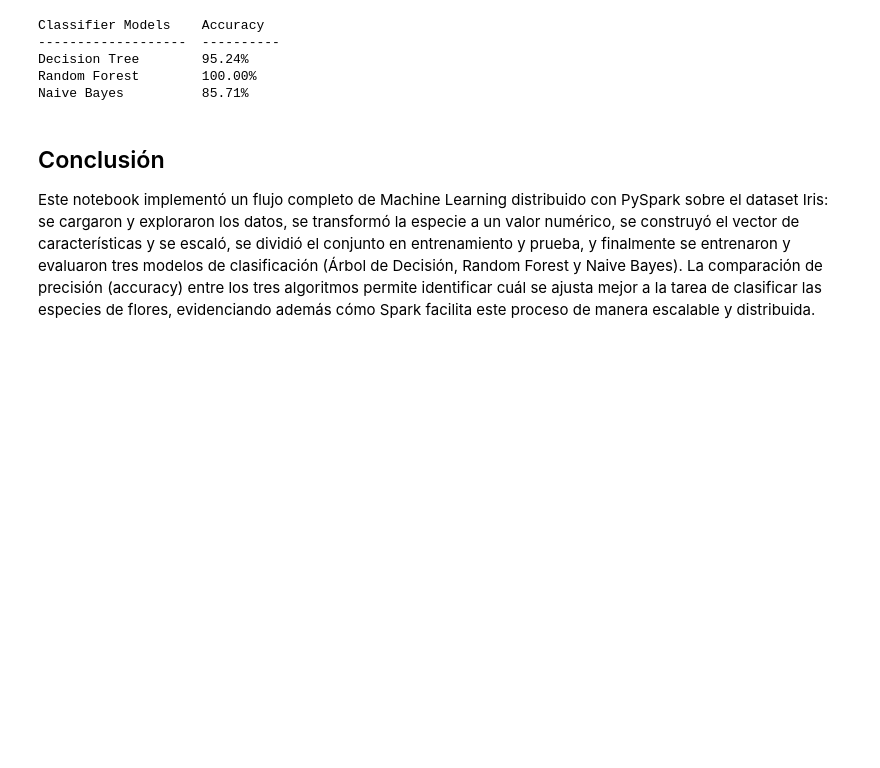
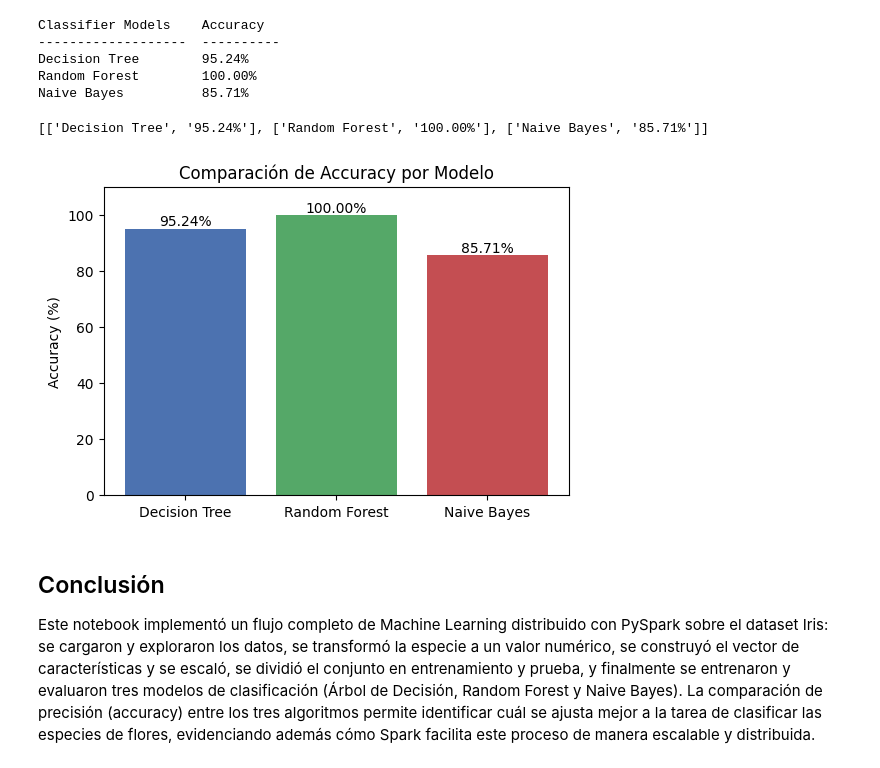
Before and after one commit to juandamurlop/taller-spark, a Jupyter notebook: ApacheSpark-JuanMurcia.ipynb, the cells around one changed output. Drawn from its saved outputs; the diff is of its cells as text; code cells hidden in the pictures; blank space fills up the shorter version.

```diff
--- a/ApacheSpark-JuanMurcia.ipynb
+++ b/ApacheSpark-JuanMurcia.ipynb
@@ -179,8 +183,9 @@ Inorder for our model to make predictions the Species aka Label column should be
 - Convierte la columna de texto 'species' en una columna numérica ('species_indx') usando StringIndexer, ya que los modelos necesitan números en lugar de texto
 # %%
 #String Indexing the Species column
-SIndexer = StringIndexer(inputCol='species', outputCol='species_indx')
-data = SIndexer.fit(data).transform(data)
+if 'species_indx' not in data.columns:
+    SIndexer = StringIndexer(inputCol='species', outputCol='species_indx')
+    data = SIndexer.fit(data).transform(data)
 
 #Inspect the dataset
 data.show(5)
@@ -386,6 +391,22 @@ Classifier Models    Accuracy
 Decision Tree        95.24%
 Random Forest        100.00%
 Naive Bayes          85.71%
+# %%
+
+modelos = [row[0] for row in model_results]
+accuracies = [float(row[1].strip('%')) for row in model_results]
+
+plt.figure(figsize=(6,4))
+bars = plt.bar(modelos, accuracies, color=["#4C72B0","#55A868","#C44E52"])
+plt.ylabel("Accuracy (%)")
+plt.ylim(0, 110)
+plt.title("Comparación de Accuracy por Modelo")
+for bar, acc in zip(bars, accuracies):
+    plt.text(bar.get_x()+bar.get_width()/2, bar.get_height()+1, f"{acc:.2f}%", ha='center')
+plt.show()
+# %% [output]
+[['Decision Tree', '95.24%'], ['Random Forest', '100.00%'], ['Naive Bayes', '85.71%']]
+[figure, added]
 # %% [markdown]
 ## Conclusión
 
```
Also changed, not shown: parts of 6 cells of this notebook.
